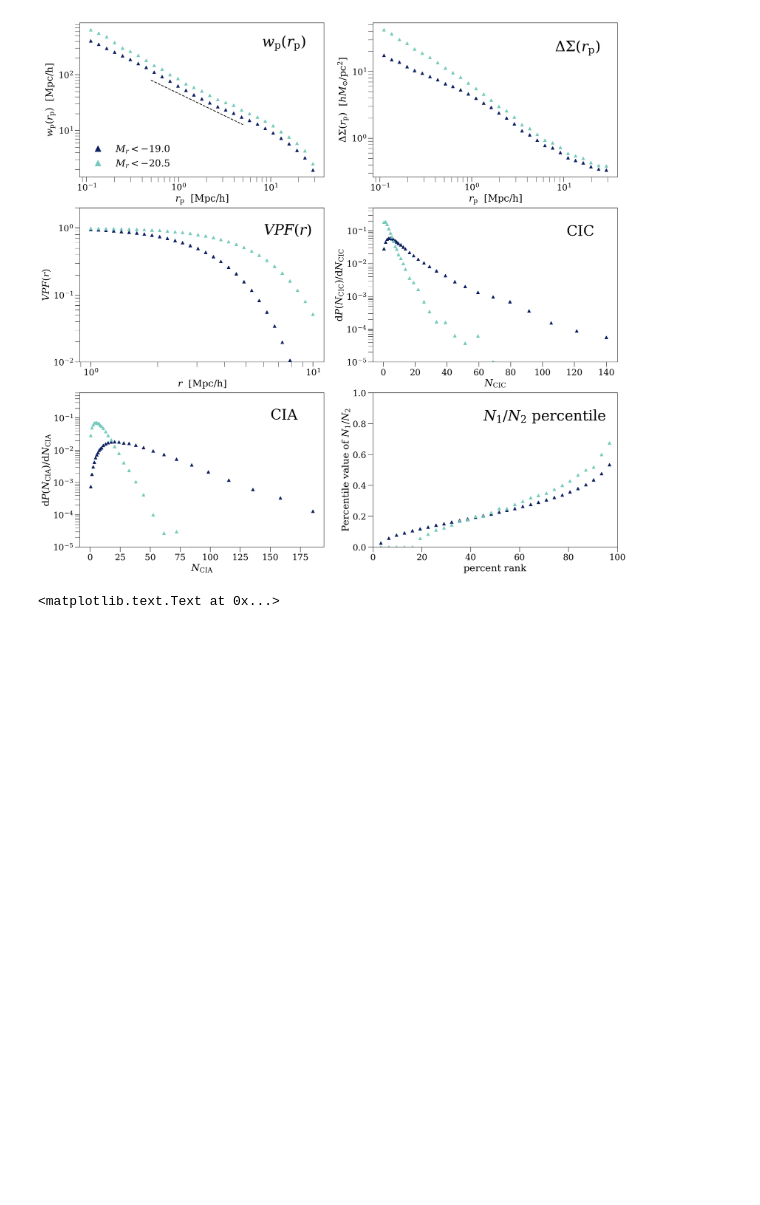
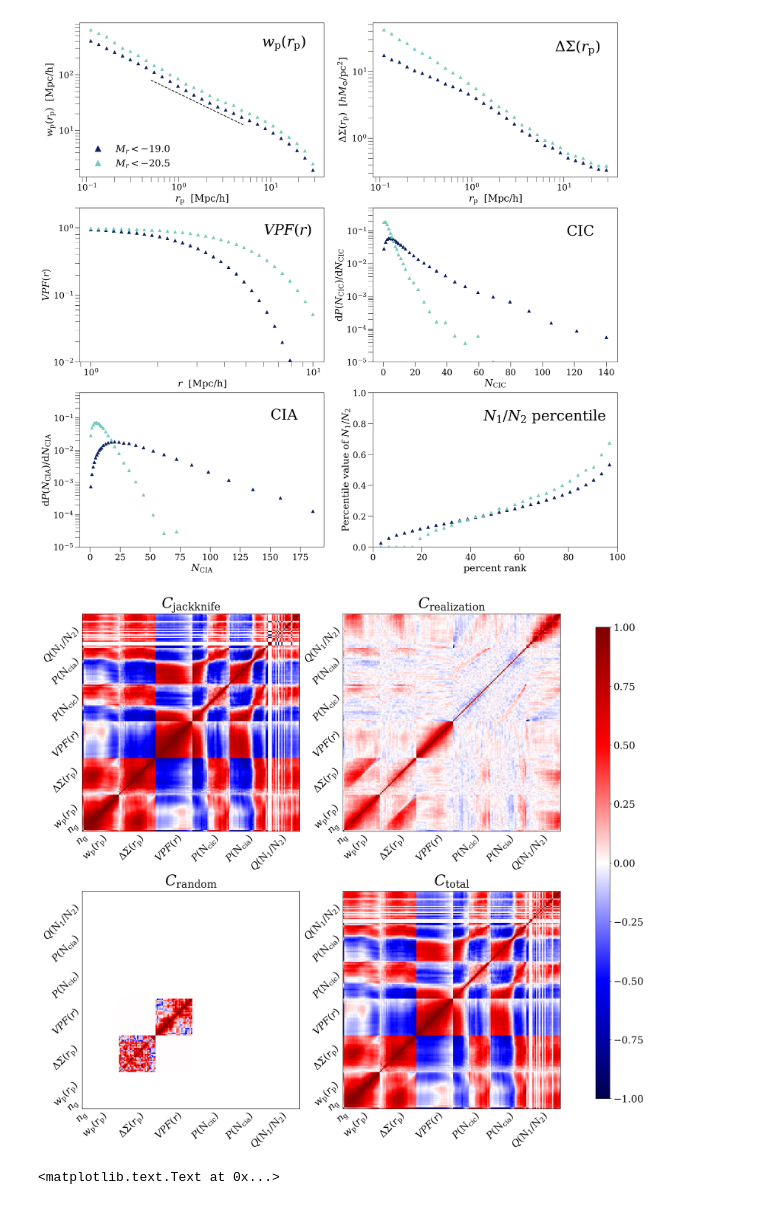
Before and after one commit to KuanWang-Astro/Fisher-paper-version, a Jupyter notebook: Observable_plot.ipynb, the cells around one changed output. Drawn from its saved outputs; the diff is of its cells as text; code cells hidden in the pictures; blank space fills up the shorter version.

Commit message:
updated plots

```diff
--- a/Observable_plot.ipynb
+++ b/Observable_plot.ipynb
@@ -93,3 +106,81 @@ plt.text(45,0.82,r'$N_{\mathrm{1}}/N_{\mathrm{2}}\ \rm{percentile}$',fontsize=30
+# %%
+def cov_clean(cov, return_idx=0):
+    covcp = np.copy(cov)
+    for i in range(len(covcp)):
+        for j in range(len(covcp)):
+            if np.abs(covcp[i,j])<1e-15:
+                covcp[i,j] = 0
+    idx = np.nonzero(covcp.diagonal())[0]
+    if return_idx:
+        return idx
+    else:
+        return covcp[idx][:,idx]
+# %%
+corrtot = cov_to_corr(cov_clean(covtot))
+idx = cov_clean(covtot,return_idx=1)
+corrjk = cov_to_corr(covjk[idx][:,idx])
+corrreal = cov_to_corr(covreal[idx][:,idx])
+corrvd = cov_to_corr(covvd[idx][:,idx])
+# %%
+fig, axes = plt.subplots(nrows=2, ncols=2,squeeze=0,figsize=(20,19))
+ax = axes.flat[0]
+ax.set_xticks((-0.5,10,40,70,100,128,152))
+ax.set_xticklabels((r'$n_\mathrm{g}$',r'$w_\mathrm{p}(r_\mathrm{p})$',r'$\Delta\Sigma(r_\mathrm{p})$',r'$VPF(r)$',\
+                    r'$P(\rm{N}_{\rm{cic}})$',r'$P(\rm{N}_{\rm{cia}})$',r'$Q(\rm{N}_{\mathrm{1}}/\rm{N}_{\mathrm{2}})$'),\
+                   fontsize=20,rotation=45)
+ax.set_yticks((172,157,127,97,67,37,12))
+ax.set_yticklabels((r'$n_\mathrm{g}$',r'$w_\mathrm{p}(r_\mathrm{p})$',r'$\Delta\Sigma(r_\mathrm{p})$',r'$VPF(r)$',\
+                    r'$P(\rm{N}_{\rm{cic}})$',r'$P(\rm{N}_{\rm{cia}})$',r'$Q(\rm{N}_{\mathrm{1}}/\rm{N}_{\mathrm{2}})$'),\
+                   fontsize=20,rotation=45)
+ax.tick_params(length=0)
+im = ax.imshow(corrjk[::-1], vmin=-1, vmax=1,cmap='seismic')
+ax.set_title(r'$C_{\rm{jackknife}}$',fontsize=30)
+ax = axes.flat[1]
+ax.set_xticks((-0.5,10,40,70,100,128,152))
+ax.set_xticklabels((r'$n_\mathrm{g}$',r'$w_\mathrm{p}(r_\mathrm{p})$',r'$\Delta\Sigma(r_\mathrm{p})$',r'$VPF(r)$',\
+                    r'$P(\rm{N}_{\rm{cic}})$',r'$P(\rm{N}_{\rm{cia}})$',r'$Q(\rm{N}_{\mathrm{1}}/\rm{N}_{\mathrm{2}})$'),\
+                   fontsize=20,rotation=45)
+ax.set_yticks((172,157,127,97,67,37,12))
+ax.set_yticklabels((r'$n_\mathrm{g}$',r'$w_\mathrm{p}(r_\mathrm{p})$',r'$\Delta\Sigma(r_\mathrm{p})$',r'$VPF(r)$',\
+                    r'$P(\rm{N}_{\rm{cic}})$',r'$P(\rm{N}_{\rm{cia}})$',r'$Q(\rm{N}_{\mathrm{1}}/\rm{N}_{\mathrm{2}})$'),\
+                   fontsize=20,rotation=45)
+ax.tick_params(length=0)
+im = ax.imshow(corrreal[::-1], vmin=-1, vmax=1,cmap='seismic')
+ax.set_title(r'$C_{\rm{realization}}$',fontsize=30)
+ax = axes.flat[2]
+ax.set_xticks((-0.5,10,40,70,100,128,152))
+ax.set_xticklabels((r'$n_\mathrm{g}$',r'$w_\mathrm{p}(r_\mathrm{p})$',r'$\Delta\Sigma(r_\mathrm{p})$',r'$VPF(r)$',\
+                    r'$P(\rm{N}_{\rm{cic}})$',r'$P(\rm{N}_{\rm{cia}})$',r'$Q(\rm{N}_{\mathrm{1}}/\rm{N}_{\mathrm{2}})$'),\
+                   fontsize=20,rotation=45)
+ax.set_yticks((172,157,127,97,67,37,12))
+ax.set_yticklabels((r'$n_\mathrm{g}$',r'$w_\mathrm{p}(r_\mathrm{p})$',r'$\Delta\Sigma(r_\mathrm{p})$',r'$VPF(r)$',\
+                    r'$P(\rm{N}_{\rm{cic}})$',r'$P(\rm{N}_{\rm{cia}})$',r'$Q(\rm{N}_{\mathrm{1}}/\rm{N}_{\mathrm{2}})$'),\
+                   fontsize=20,rotation=45)
+ax.tick_params(length=0)
+im = ax.imshow(corrvd[::-1], vmin=-1, vmax=1,cmap='seismic')
+ax.set_title(r'$C_{\rm{random}}$',fontsize=30)
+ax = axes.flat[3]
+ax.set_xticks((-0.5,10,40,70,100,128,152))
+ax.set_xticklabels((r'$n_\mathrm{g}$',r'$w_\mathrm{p}(r_\mathrm{p})$',r'$\Delta\Sigma(r_\mathrm{p})$',r'$VPF(r)$',\
+                    r'$P(\rm{N}_{\rm{cic}})$',r'$P(\rm{N}_{\rm{cia}})$',r'$Q(\rm{N}_{\mathrm{1}}/\rm{N}_{\mathrm{2}})$'),\
+                   fontsize=20,rotation=45)
+ax.set_yticks((172,157,127,97,67,37,12))
+ax.set_yticklabels((r'$n_\mathrm{g}$',r'$w_\mathrm{p}(r_\mathrm{p})$',r'$\Delta\Sigma(r_\mathrm{p})$',r'$VPF(r)$',\
+                    r'$P(\rm{N}_{\rm{cic}})$',r'$P(\rm{N}_{\rm{cia}})$',r'$Q(\rm{N}_{\mathrm{1}}/\rm{N}_{\mathrm{2}})$'),\
+                   fontsize=20,rotation=45)
+ax.tick_params(length=0)
+im = ax.imshow(corrtot[::-1], vmin=-1, vmax=1,cmap='seismic')
+ax.set_title(r'$C_{\rm{total}}$',fontsize=30)
+
+fig.subplots_adjust(right=0.8)
+cbar_ax = fig.add_axes([0.85, 0.15, 0.02, 0.7])
+cb = fig.colorbar(im, cax=cbar_ax)
+cb.ax.set_yticklabels(cb.ax.get_yticklabels(), fontsize=20)
+
+
+plt.show()
+# %% [output]
+[figure, added]
 # %%
 jkcov19p0 = np.load('Run_30_bins_for_all/jk_19p0.npz')['jkcov']
 realcov19p0 = np.cov(np.load('Run_30_bins_for_all/fidreal_19p0.npz')['func'].T)
```
Also changed, not shown: parts of 2 cells of this notebook.
